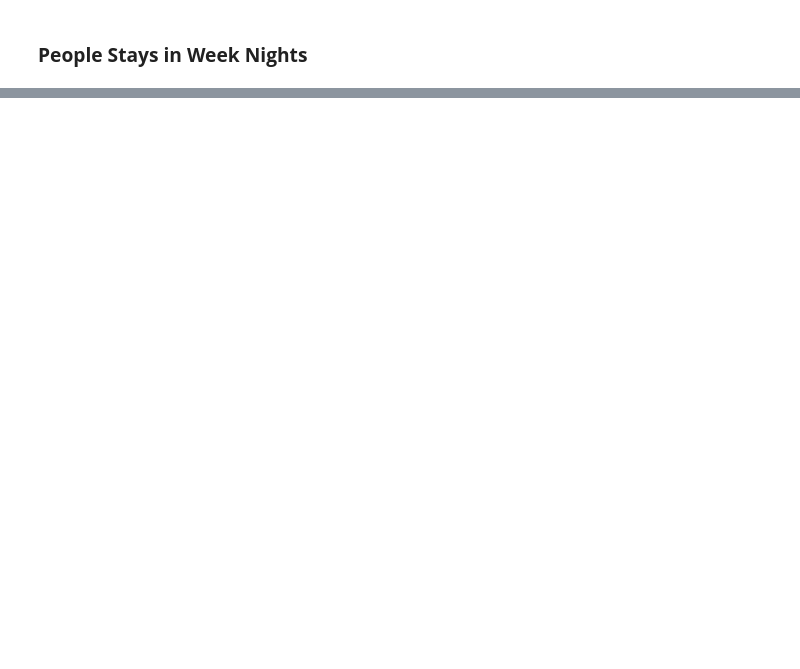
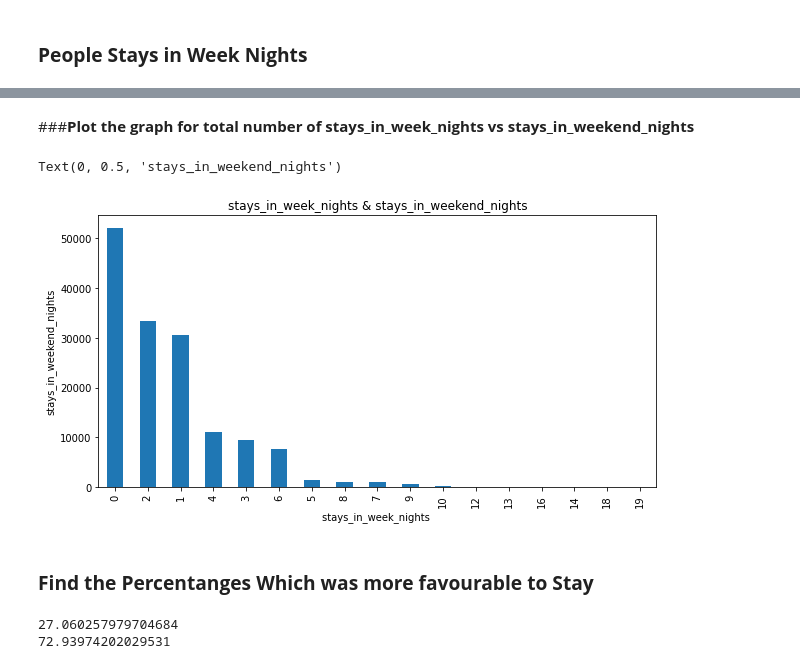
Before and after one commit to pinaki1010/Hotel_Booking_Analysis_EDA, a Jupyter notebook: Hotel_Booking_Analysis_Capstone_Project.ipynb, the cells around one changed output, grey strips where cells are left out. Saved outputs shown, nothing was run; the diff lists cells and outputs as text; code cells hidden in the pictures; blank space fills up the shorter version.

```diff
--- a/Hotel_Booking_Analysis_Capstone_Project.ipynb
+++ b/Hotel_Booking_Analysis_Capstone_Project.ipynb
@@ -196,0 +199,5 @@ plt.show()
+# %%
+Total_stays_in_week_nights=hotel_df['stays_in_week_nights'].value_counts()
+Total_stays_in_weekend_nights=hotel_df['stays_in_weekend_nights'].value_counts()
+Total_stays_in_week_nights
+Total_stays_in_weekend_nights
@@ -196,0 +230,27 @@ plt.show()
+# %% [markdown]
+###**Plot the graph for total number of stays_in_week_nights vs stays_in_weekend_nights**
+# %%
+plt.rcParams['figure.figsize']=(10,5)
+Total_stays_in_week_nights.plot(kind='bar')
+Total_stays_in_weekend_nights.plot(kind='bar')
+plt.title('stays_in_week_nights & stays_in_weekend_nights')
+plt.xlabel('stays_in_week_nights ')
+plt.ylabel('stays_in_weekend_nights')
+# %% [output]
+Text(0, 0.5, 'stays_in_weekend_nights')
+[figure, added]
+# %% [markdown]
+### **Find the Percentanges Which was more favourable to Stay**
+# %%
+Total_Stays=hotel_df['stays_in_week_nights'].sum() + hotel_df['stays_in_weekend_nights'].sum()
+Total_stays_in_weekend_nights=hotel_df['stays_in_weekend_nights'].sum()
+Total_stays_in_week_nights=hotel_df['stays_in_week_nights'].sum()
+percentage_of_Total_stays_in_weekend_nights = Total_stays_in_weekend_nights / Total_Stays * 100
+percentage_of_Total_stays_in_week = Total_stays_in_week_nights / Total_Stays * 100
+
+print(percentage_of_Total_stays_in_weekend_nights)
+
+print(percentage_of_Total_stays_in_week)
+# %% [output]
+27.060257979704684
+72.93974202029531
```
Also changed, not shown: parts of 8 cells of this notebook.
